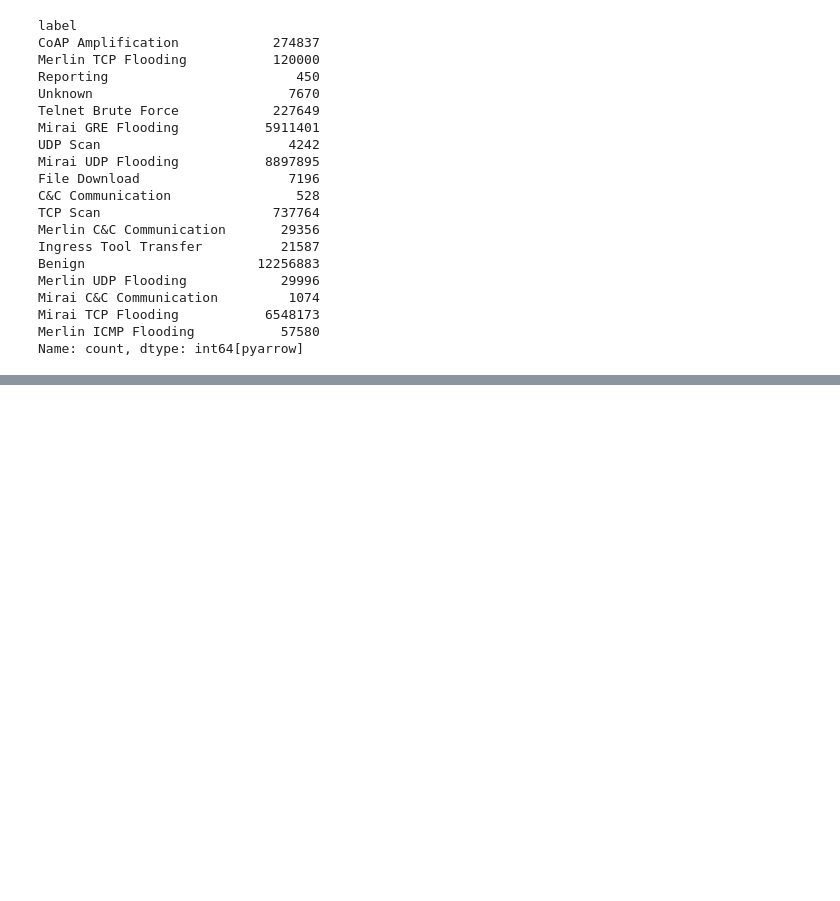
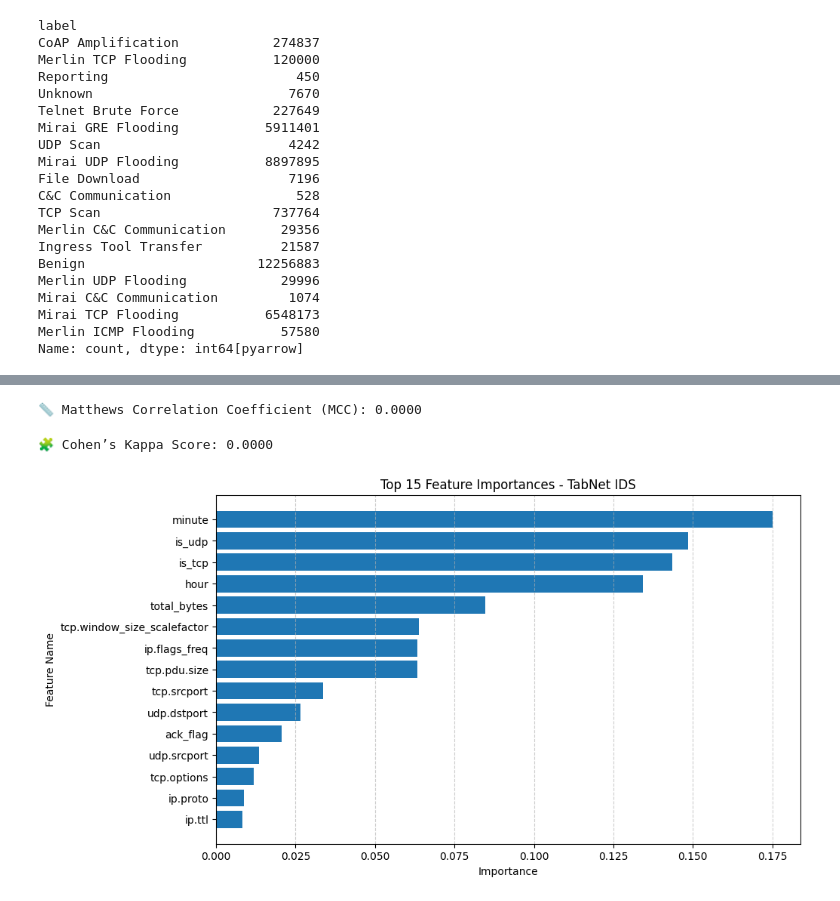
Before and after one commit to nihcas2015/Intrusion-Detection-using-TabNet, a Jupyter notebook: Main.ipynb, the cells around one changed output, grey strips where cells are left out. Cells and saved outputs as stored; diff of their text form; code cells hidden in the pictures; blank space fills up the shorter version.

```diff
--- a/Main.ipynb
+++ b/Main.ipynb
@@ -408,0 +715,31 @@ print(f"Macro F1: {macro_f1}, Micro F1: {micro_f1}, Weighted F1: {weighted_f1}")
+# %%
+from sklearn.metrics import matthews_corrcoef
+
+mcc = matthews_corrcoef(y_test_np, y_pred)
+print(f"📏 Matthews Correlation Coefficient (MCC): {mcc:.4f}")
+# %% [output]
+📏 Matthews Correlation Coefficient (MCC): 0.0000
+# %%
+from sklearn.metrics import cohen_kappa_score
+
+kappa = cohen_kappa_score(y_test_np, y_pred)
+print(f"🧩 Cohen’s Kappa Score: {kappa:.4f}")
+# %% [output]
+🧩 Cohen’s Kappa Score: 0.0000
+# %%
+# Built-in interpretability (TabNet Attention Masks)
+feature_importances = tabnet_clf.feature_importances_
+
+# Sort and display
+sorted_idx = np.argsort(feature_importances)[::-1]
+top_features = [X.columns[i] for i in sorted_idx[:15]]
+
+plt.figure(figsize=(10, 6))
+plt.barh(top_features[::-1], feature_importances[sorted_idx[:15]][::-1])
+plt.title("Top 15 Feature Importances - TabNet IDS")
+plt.xlabel("Importance")
+plt.ylabel("Feature Name")
+plt.grid(axis='x', linestyle='--', alpha=0.6)
+plt.show()
+# %% [output]
+[figure, added]
```
Also changed, not shown: parts of 32 cells of this notebook.
